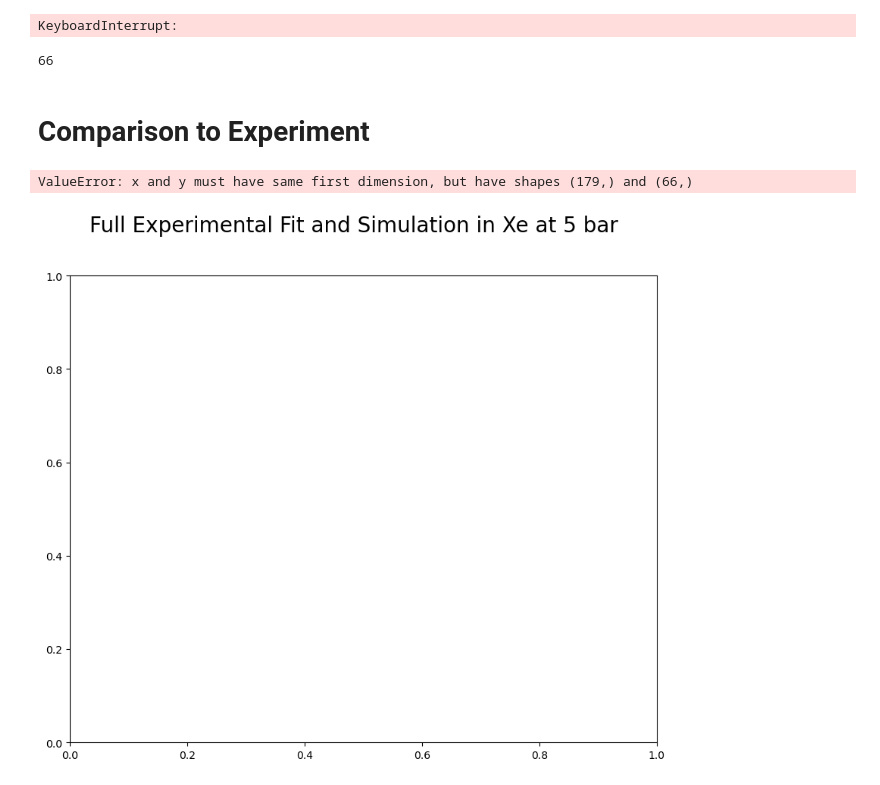
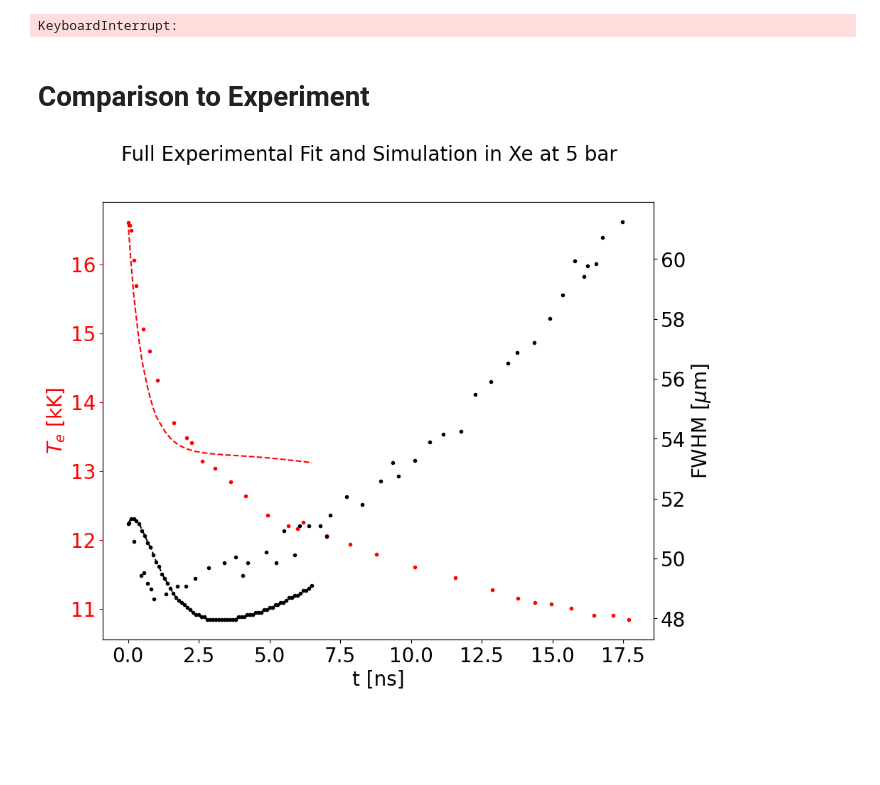
Before and after one commit to MurilloGroupMSU/Two-Temperature-Model, a Jupyter notebook: Xenon_Hydro_with_Absorption.ipynb, the cells around one changed output. Drawn from its saved outputs; the diff is of its cells as text; code cells hidden in the pictures; blank space fills up the shorter version.

```diff
--- a/Xenon_Hydro_with_Absorption.ipynb
+++ b/Xenon_Hydro_with_Absorption.ipynb
@@ -312,10 +312,3 @@ for i, ti in enumerate(ttm.t_saved_list):#[:1400][::100]):
     Te_fit_list.append(exp_i.Te_fit)
 # %% [output]
 KeyboardInterrupt:
-# %%
-len(FWHM_list)
-len()
-# %% [output]
-66
-# %% [markdown]
-# Comparison to Experiment
@@ -324,0 +315,2 @@ Xe_FWHM_data = read_csv("./data/experimental_data/Xe_5bar_FWHM.txt", delim_white
+# %% [markdown]
+# Comparison to Experiment
@@ -325,27 +320,26 @@ Xe_FWHM_data = read_csv("./data/experimental_data/Xe_5bar_FWHM.txt", delim_white
 # %%
 fig, ax = plt.subplots(figsize=(10,8))
 fig.suptitle("Full Experimental Fit and Simulation in Xe at 5 bar", fontsize=20)
 
-ax.plot(np.array(FWHM_t_list)*1e9, np.array(Te_fit_list)/1e3,'--', color='r', )
+ax.plot(np.array(FWHM_t_list[:66])*1e9, np.array(Te_fit_list)/1e3,'--', color='r', )
 ax.plot(Xe_data['t[ns]'], Xe_data['T[kK]'], 'r.', label='Experiment Data')
 
 ax.set_ylabel(r'$T_e$ [kK]', fontsize=20, color='r')
 ax.set_xlabel('t [ns]', fontsize=20)
 # ax.set_xlim(0,12)
 
 # ax.set_ylim(40,60)
 ax.tick_params(labelsize=20)
 ax.tick_params(axis='y',color='r', labelcolor='r')
 
 ax2 = ax.twinx()
-ax2.plot(np.array(FWHM_t_list)*1e9, np.array(FWHM_list)*1e6,'--.k')
+ax2.plot(np.array(FWHM_t_list[:66])*1e9, np.array(FWHM_list)*1e6,'--.k')
 ax2.plot(Xe_FWHM_data['t[ns]'], Xe_FWHM_data['FWHM[μm]'], 'k.', label='Experiment Data')
 
 ax2.set_ylabel('FWHM [$\mu$m]', fontsize=20)
 ax2.tick_params(labelsize=20)
 # %% [output]
-ValueError: x and y must have same first dimension, but have shapes (179,) and (66,)
-[figure, old version]
+[figure, new version]
 # %%
 from scipy.optimize import curve_fit
 
```
Also changed, not shown: parts of 5 cells of this notebook, 1 other file.
